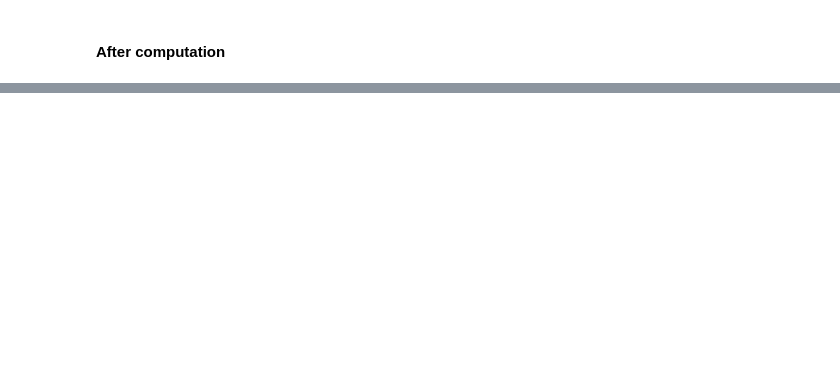
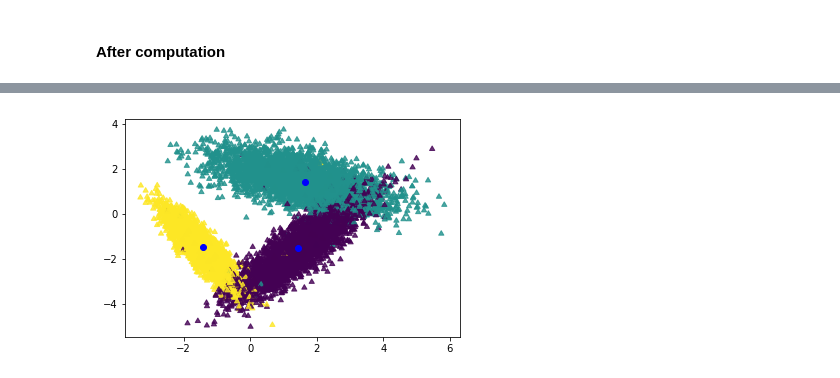
Before and after one commit to Jhonsonzhangxing/tensorflow-distributed-clustering, a Jupyter notebook: notebooks/New-Distributed-KMeans.ipynb, the cells around one changed output, grey strips where cells are left out. Drawn from its saved outputs; the diff is of its cells as text; code cells hidden in the pictures; blank space fills up the shorter version.

```diff
--- a/notebooks/New-Distributed-KMeans.ipynb
+++ b/notebooks/New-Distributed-KMeans.ipynb
@@ -186,14 +199,0 @@ with tf.name_scope('global') :
-# %%
-config = tf.ConfigProto( log_device_placement = True, allow_soft_placement = True )
-config.gpu_options.allow_growth = True
-config.gpu_options.allocator_type = 'BFC'
-
-init = tf.global_variables_initializer()
-
-print(data_X.dtype, data_X.shape)
-# %%
-with tf.Session(config = config) as sess:
-    sess.run(init, feed_dict={all_data: data_X})
-
-    for i in range(n_max_iters):
-        [result, _] = sess.run([global_centroids, update_centroid])
@@ -224,0 +334,9 @@ plt.show()
+# %%
+plt.scatter(data_X[0:np.min([data_X.shape[0], 10000]), 0],
+            data_X[0:np.min([data_X.shape[0], 10000]), 1],
+            c = data_Y[0:np.min([data_X.shape[0], 10000])],
+            alpha = 0.8, marker = (3, 1))
+plt.scatter(new_centers_fcmeans[:, 0], new_centers_fcmeans[:, 1], alpha = 1, c = 'blue', marker = (5, 3))
+plt.show()
+# %% [output]
+[figure, added]
```
Also changed, not shown: parts of 23 cells of this notebook.
